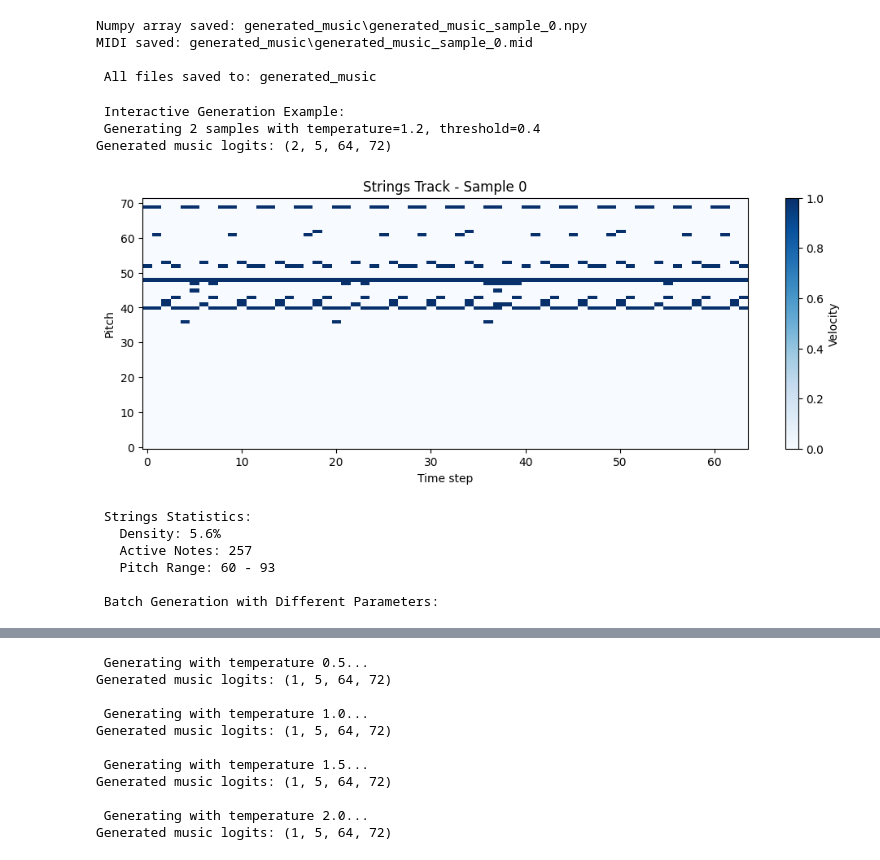
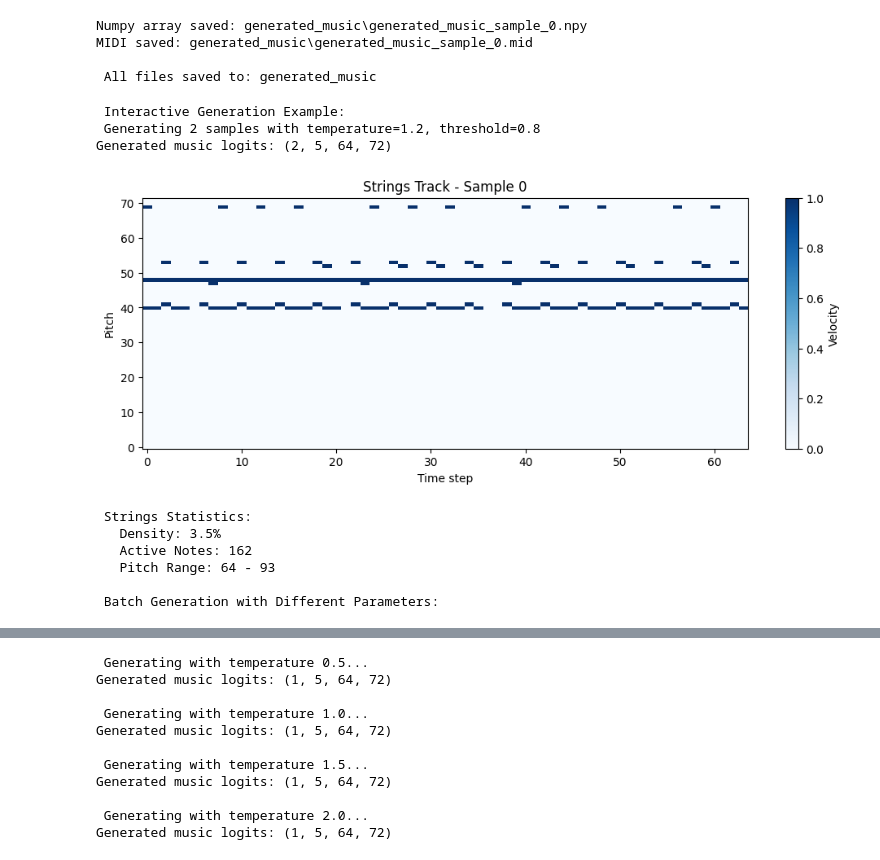
Before and after one commit to developsomethingcool/DL_music_MouseGAN, a Jupyter notebook: run_pretrained.ipynb, the cells around one changed output, grey strips where cells are left out. Saved outputs shown, nothing was run; the diff lists cells and outputs as text; code cells hidden in the pictures.

```diff
--- a/run_pretrained.ipynb
+++ b/run_pretrained.ipynb
@@ -308,7 +329,7 @@ Loading the model, please use a pretrained model provided with the file. The mod
 # %%
 # Configuration
 # Choose the model path and output directory
-MODEL_PATH = "generator_final.pth"
+MODEL_PATH = "generator_final2.pth"
 OUTPUT_DIR = "generated_music"
 N_SAMPLES = 1
 
@@ -445,25 +466,25 @@ MIDI saved: generated_music\generated_music_sample_0.mid
 # %%
 # Example usage - modify these parameters to experiment
 print("\n Interactive Generation Example:")
 interactive_music = generate_and_visualize(
     n_samples=2,
     # you can try different values: 0.5, 1.0, 1.5, 2.0
     temperature=1.2,
     # you can try different values: 0.5, 1.0, 1.5, 2.0
-    threshold=0.4,    # Try different values: 0.3, 0.5, 0.7
+    threshold=0.8,    # Try different values: 0.3, 0.5, 0.7
     # try different instruments 0=Drums, 1=Piano, 2=Guitar, 3=Bass, 4=Strings
     track_to_plot=4
 )
 
 print("\n Batch Generation with Different Parameters:")
 # %% [output]
  Interactive Generation Example:
- Generating 2 samples with temperature=1.2, threshold=0.4
+ Generating 2 samples with temperature=1.2, threshold=0.8
 Generated music logits: (2, 5, 64, 72)
-[figure, old version]
+[figure, new version]
  Strings Statistics:
-   Density: 5.6%
-   Active Notes: 257
-   Pitch Range: 60 - 93
+   Density: 3.5%
+   Active Notes: 162
+   Pitch Range: 64 - 93
 
  Batch Generation with Different Parameters:
```
Also changed, not shown: parts of 6 cells of this notebook.
